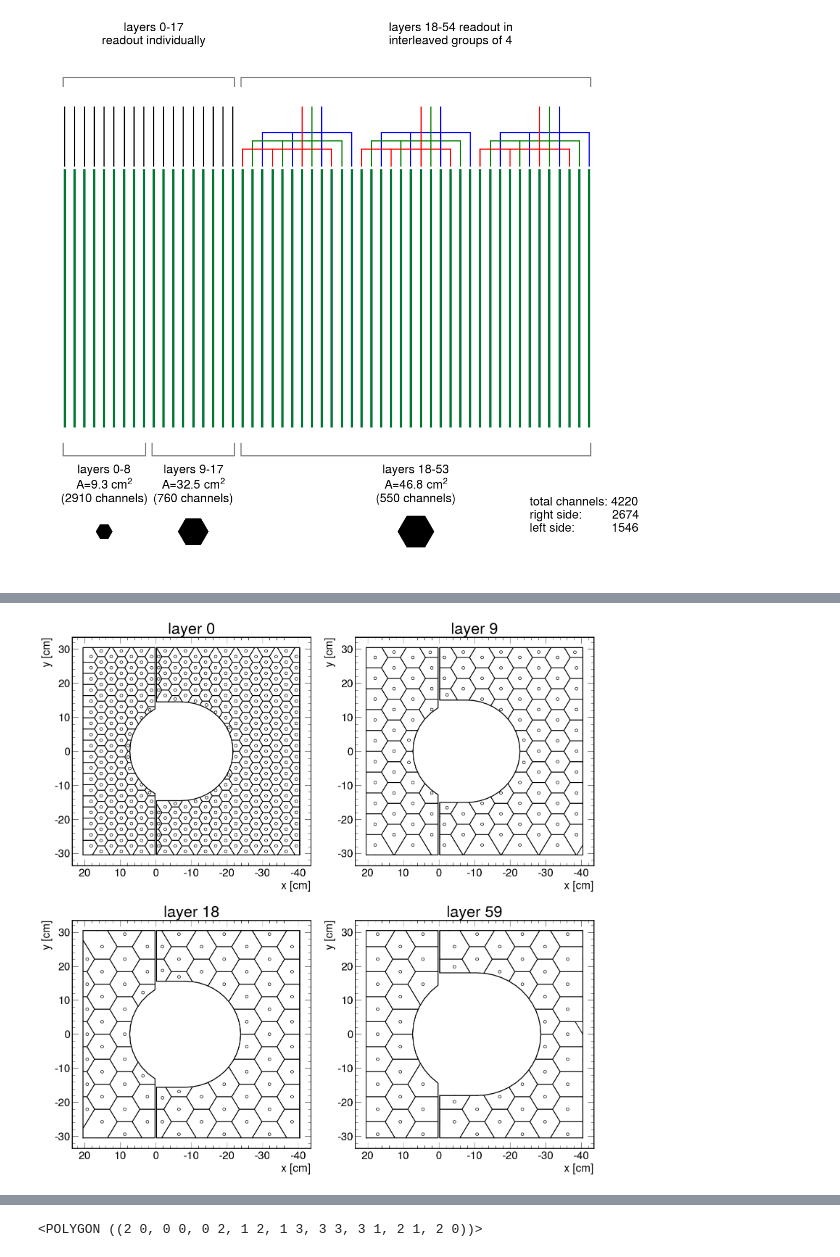
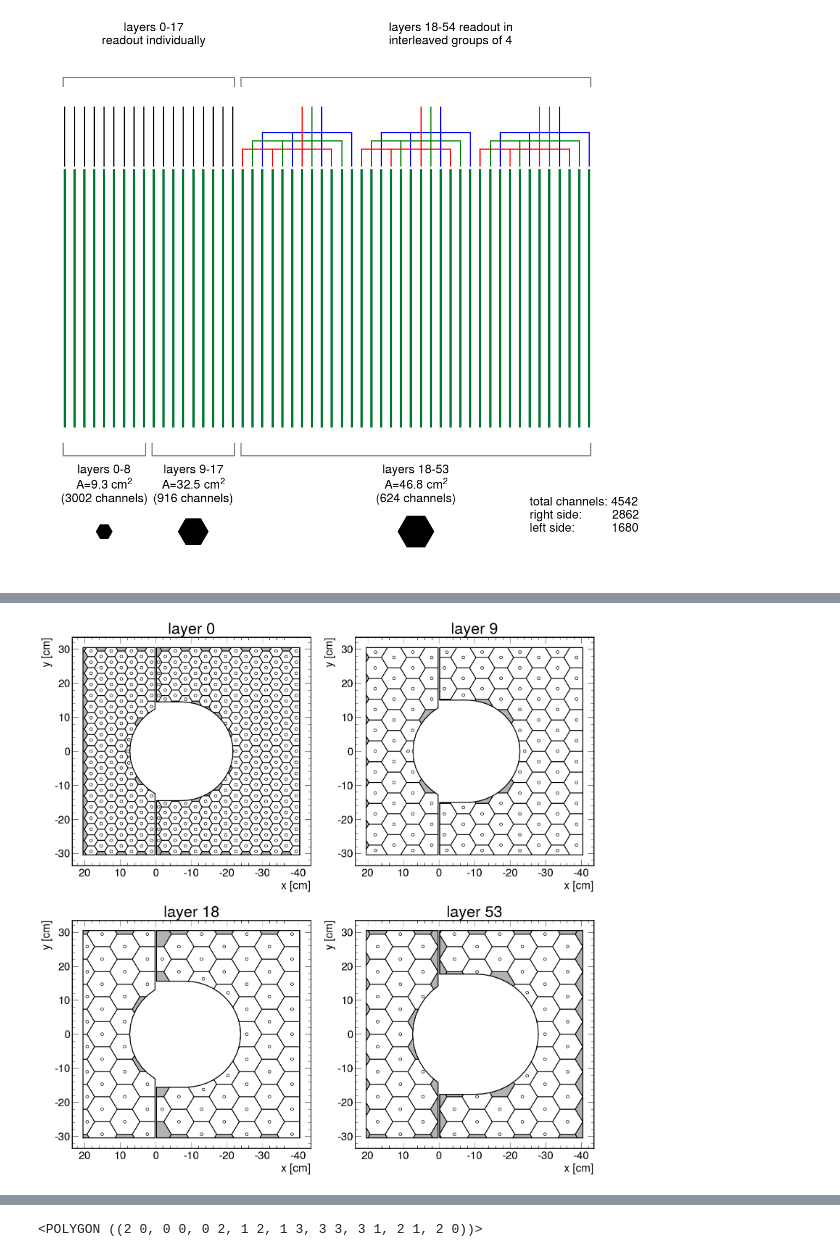
Before and after one commit to sebouh137/staggered_tesselations, a Jupyter notebook: GenerateLayers.ipynb, the cells around one changed output, grey strips where cells are left out. Cells and saved outputs as stored; diff of their text form; code cells hidden in the pictures.

Commit message:
add deadzones for areas on the detector that are too small for a scintillator

```diff
--- a/GenerateLayers.ipynb
+++ b/GenerateLayers.ipynb
@@ -470,9 +545,10 @@ first_in_gang=[1]*18+[1,1,1,0,0,0,0,0,0,0,0,0]*3
 #first_in_gang=[1]*24+[1,1,1,0,0,0,0,0,0]*4
 
 #first_in_gang=[1]*24+[1,1,1,0,0,0]*6
-
-
-d={a:[] for a in "layer side holeX holeR deadzone_frac channels reg_hexes sidelength absorber_material first_in_gang".split()}
+columns=[]
+columns+="layer side holeX holeR deadzone_frac channels reg_hexes sidelength absorber_material first_in_gang".split()
+columns+="tot_area scint_area deadzone_area".split()
+d={a:[] for a in columns}
 for layer in range(len(sidelengths)):
     holex=beampipe.holeX(layer)
     holer=beampipe.holeR(layer)
@@ -480,18 +556,25 @@ for layer in range(len(sidelengths)):
         sidelength=sidelengths[layer]
         bounds=layer_boundaries(layer, side)
         df_layer_side=cell_positions(layer, bounds,
-                   R_readout=0.4, sidelength=sidelength,minCellAreaFraction=1/2)
+                   R_readout=0.4, sidelength=sidelength,minCellAreaFraction=1/3, augment_cells=False)
+
         all_layers[(layer, side)]=df_layer_side
         d['layer'].append(layer)
         d['side'].append(side)
         d['holeX'].append(holex)
         d['holeR'].append(holer)
         tot_area=bounds.area
+        d['tot_area'].append(tot_area)
         scint_area=sum(df_layer_side.scint_area)
-        deadzone_frac = (tot_area-scint_area)/tot_area
+        d['scint_area'].append(scint_area)
+        deadzone_area=tot_area-scint_area
+        d['deadzone_area'].append(deadzone_area)
+
+        deadzone_frac = deadzone_area/tot_area
         d['deadzone_frac'].append(deadzone_frac)
-        d['channels'].append(len(df_layer_side))
-        d['reg_hexes'].append(len(df_layer_side.query('augmented==0 and cropped==0')))
+
+        d['channels'].append(len(df_layer_side.query("deadzone==0")))
+        d['reg_hexes'].append(len(df_layer_side.query('augmented==0 and cropped==0 and deadzone==0')))
         d['sidelength'].append(sidelength)
         d['absorber_material'].append(absorber_material[layer])
         d['first_in_gang'].append(first_in_gang[layer])
@@ -504,12 +587,13 @@ len(summary.absorber_material=='Fe')
 nlambda_per_layer = {"W": 0.16899, "Fe":0.10697}
 nrad_per_layer = {"W": 1.61/0.3504,  "Fe":1.61/1.757}
 
-print(f"side length (cm)  area (cm^2)   layers  n_lambda n_rad cells channels")
+print(f"side length (cm)  area (cm^2)   layers  n_lambda n_rad cells\thexes channels")
 tot_chan=0
 nlambda_tot=0
 nrad_tot=0
 tot_chan_right=0
 tot_cells_right=0
+tot_hex=0
 
 nchan=[0,0,0]
 
@@ -518,6 +602,7 @@ nsides=2
 for i,s in enumerate(set(summary.sidelength)):
     nlay=len(summary.query(f'sidelength=={s}'))/2
     ncell=sum(summary.query(f'sidelength=={s}').channels)
+    nhex=sum(summary.query(f'sidelength=={s}').reg_hexes)
     nlambda =sum([nlambda_per_layer[mat] for mat in summary.query(f'sidelength=={s}').absorber_material])/nsides
     nrad =sum([nrad_per_layer[mat] for mat in summary.query(f'sidelength=={s}').absorber_material])/nsides
     #print(f"{s:.1f}")
@@ -527,12 +612,15 @@ for i,s in enumerate(set(summary.sidelength)):
     tot_chan_right+=sum(summary.query(f'sidelength=={s} and first_in_gang and side=="R"').channels)
     tot_cells_right+=sum(summary.query(f'sidelength=={s} and side=="R"').channels)
     tot_chan+=nchan[i]
-    print(f"{s:.3f}\t\t{s**2*np.sqrt(3)*3/2:.2f}\t\t{nlay:.0f}\t{nlambda:.2f}\t{nrad:.2f}\t{ncell}\t{nchan[i]}")
+    tot_hex+nhex
+    print(f"{s:.3f}\t\t{s**2*np.sqrt(3)*3/2:.2f}\t\t{nlay:.0f}\t{nlambda:.2f}\t{nrad:.2f}\t{ncell}\t{nhex}\t{nchan[i]}")
 print("total layers:", len(summary)/2)
 print("total cells:", sum(summary.channels))
 print("total channels:", tot_chan)
 print("total channels right side:", tot_chan_right)
 print("total cells right side:", tot_cells_right)
 print("total regular hexes:", sum(summary.reg_hexes))
+print(f"frac regular hexes:{100*sum(summary.reg_hexes)/sum(summary.channels):.1f}%")
 print("max cells per side of a layer:", max(summary.channels))
+print(f"deadzone frac:{np.sum(summary.deadzone_area)/np.sum(summary.tot_area)*100:.2f}%")
 # %% [output]
@@ -702,22 +787,22 @@ class Polygon(shapely.geometry.base.BaseGeometry)
 # %%
 
 
 
 arg=dict(fillDimple=False, color='k')
 fig,axs=plt.subplots(2,2, figsize=(16,16))
-for i,layer in enumerate((0, 9, 18, 59)):
+for i,layer in enumerate((0, 9, 18, 53)):
 
     plt.sca(axs[i//2][i%2])
     plt.title(f"layer {layer}")
     draw_layer(layer, **arg, sidelength=sidelengths[layer])
     plt.gca().invert_xaxis()
 for row in axs:
     for ax in row:
         ax.set_xlabel("x [cm]", fontsize=22)
         ax.set_ylabel("y [cm]", fontsize=22)
 
 plt.tight_layout()
 plt.savefig(f"representative_layers.pdf")
 plt.show()
 # %% [output]
-[figure, old version]
+[figure, new version]
```
Also changed, not shown: parts of 25 cells of this notebook.
